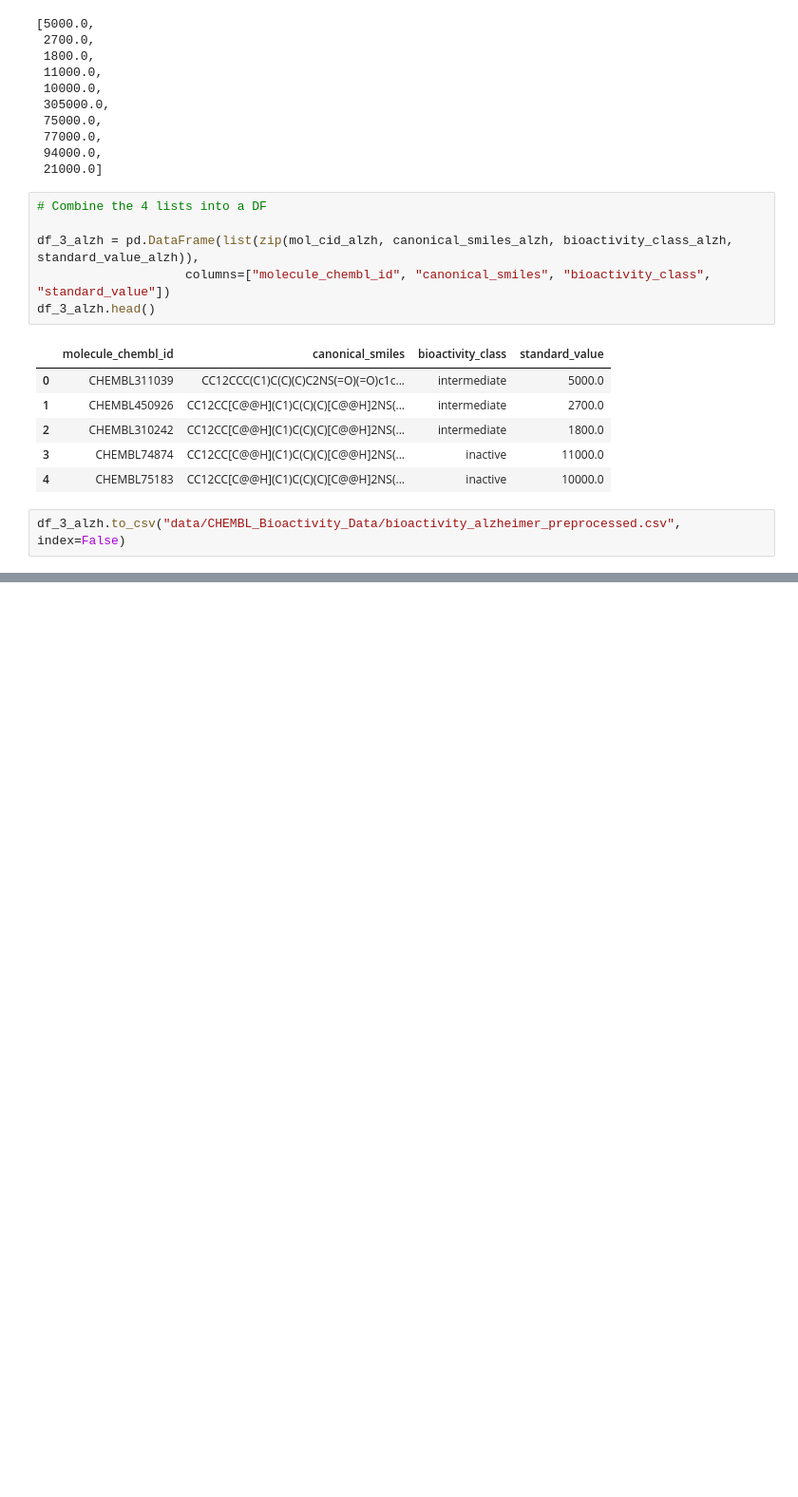
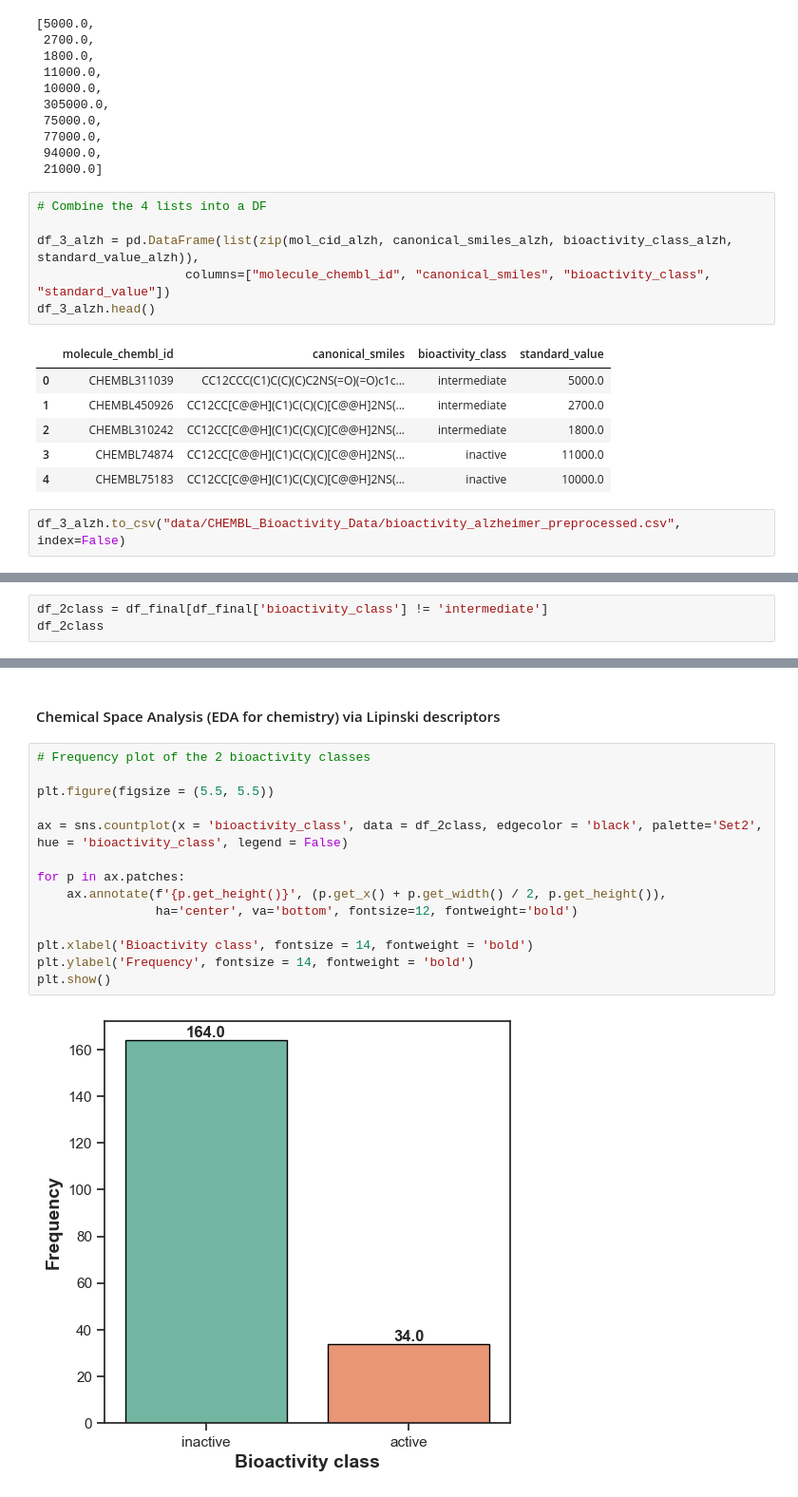
Before and after one commit to silvano315/Med-Physics, a Jupyter notebook: notebooks/Bioinformatics_project_Bioactivity_data.ipynb, the cells around one changed output, grey strips where cells are left out. Shown: that part at 95% size. Cells and saved outputs as stored; diff of their text form; blank space fills up the shorter version.

```diff
--- a/notebooks/Bioinformatics_project_Bioactivity_data.ipynb
+++ b/notebooks/Bioinformatics_project_Bioactivity_data.ipynb
@@ -434,0 +638,3 @@ df_3_alzh.to_csv("data/CHEMBL_Bioactivity_Data/bioactivity_alzheimer_preprocesse
+# %%
+df_2class = df_final[df_final['bioactivity_class'] != 'intermediate']
+df_2class
@@ -434,0 +655,18 @@ df_3_alzh.to_csv("data/CHEMBL_Bioactivity_Data/bioactivity_alzheimer_preprocesse
+# %% [markdown]
+#### Chemical Space Analysis (EDA for chemistry) via Lipinski descriptors
+# %%
+# Frequency plot of the 2 bioactivity classes
+
+plt.figure(figsize = (5.5, 5.5))
+
+ax = sns.countplot(x = 'bioactivity_class', data = df_2class, edgecolor = 'black', palette='Set2', hue = 'bioactivity_class', legend = False)
+
+for p in ax.patches:
+    ax.annotate(f'{p.get_height()}', (p.get_x() + p.get_width() / 2, p.get_height()),
+                ha='center', va='bottom', fontsize=12, fontweight='bold')
+
+plt.xlabel('Bioactivity class', fontsize = 14, fontweight = 'bold')
+plt.ylabel('Frequency', fontsize = 14, fontweight = 'bold')
+plt.show()
+# %% [output]
+[figure, added]
```
Also changed, not shown: parts of 47 cells of this notebook.
